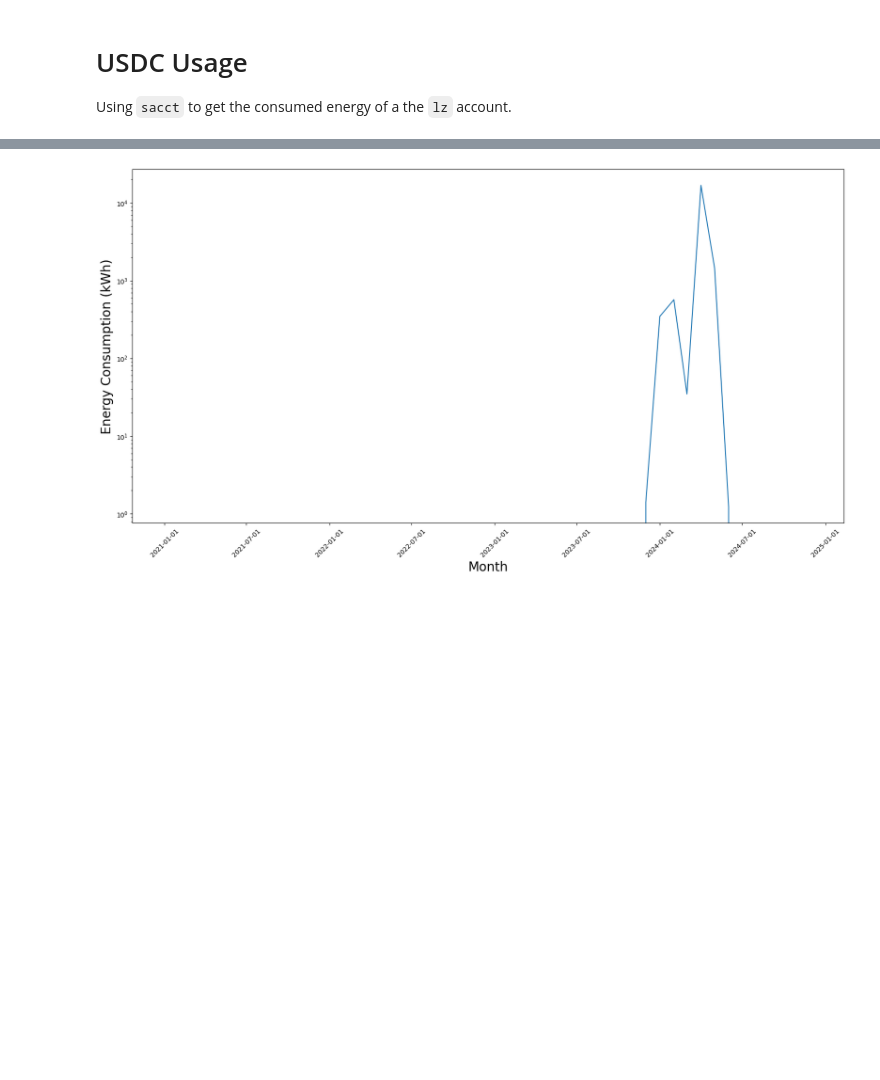
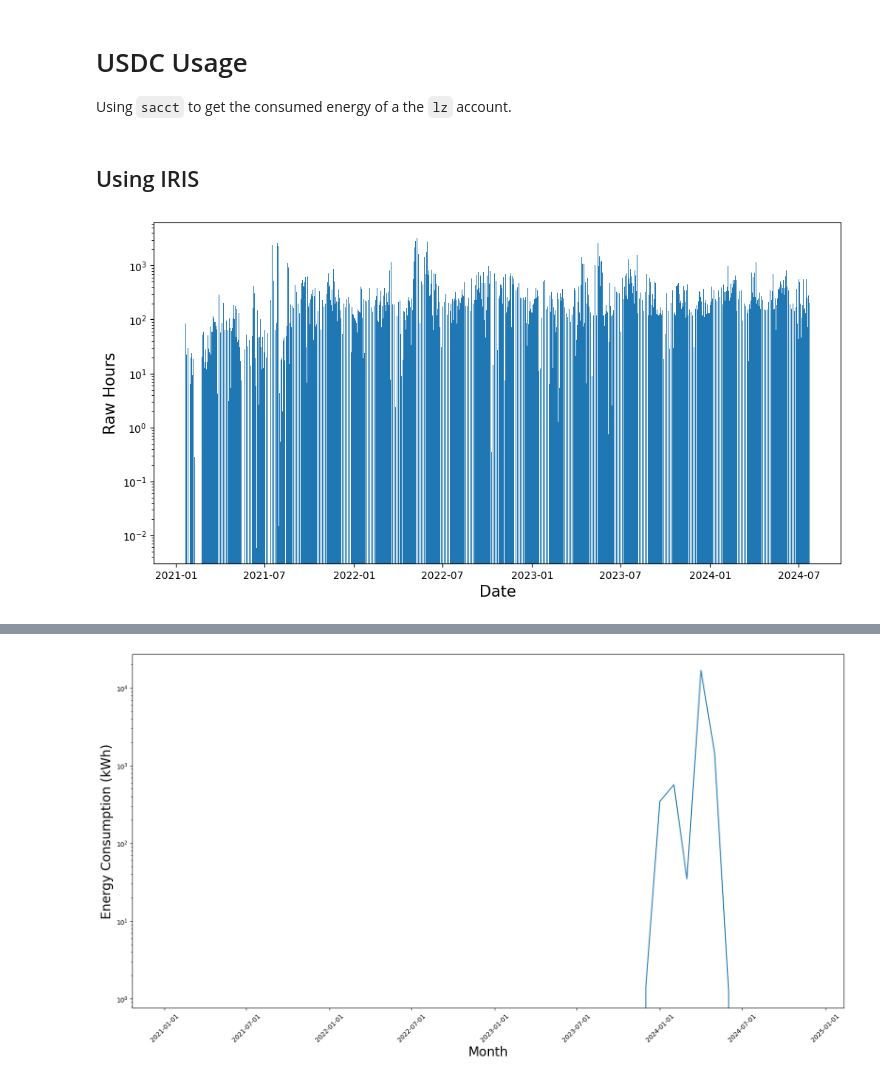
Before and after one commit to seriksen/sustainable-lz, a Jupyter notebook: computing/nersc.ipynb, the cells around one changed output, grey strips where cells are left out. Saved outputs shown, nothing was run; the diff lists cells and outputs as text; code cells hidden in the pictures; blank space fills up the shorter version.

Commit message:
feat: Plotting NERSC usage over time

```diff
--- a/computing/nersc.ipynb
+++ b/computing/nersc.ipynb
@@ -13,0 +15,17 @@ import numpy as np
+# %% [markdown]
+## Using IRIS
+# %%
+df = pd.read_csv('../data/nersc_computing_2021_onwards.csv')
+# %%
+# replace df['Day'] strings with datetime objects
+df['Day'] = pd.to_datetime(df['Day'], "%Y-%m-%d")
+# %%
+fig, ax = plt.subplots(1,1, figsize=(12,6))
+#ax.bar(df['Day'], df['sum of Machine Hours'])
+ax.bar(df['Day'], df['sum of Raw Hours'])
+ax.set_xlabel('Date', fontsize=15)
+ax.set_ylabel('Raw Hours', fontsize=15)
+ax.set_yscale('log')
+plt.show()
+# %% [output]
+[figure, added]
```
Also changed, not shown: parts of 5 cells of this notebook.
